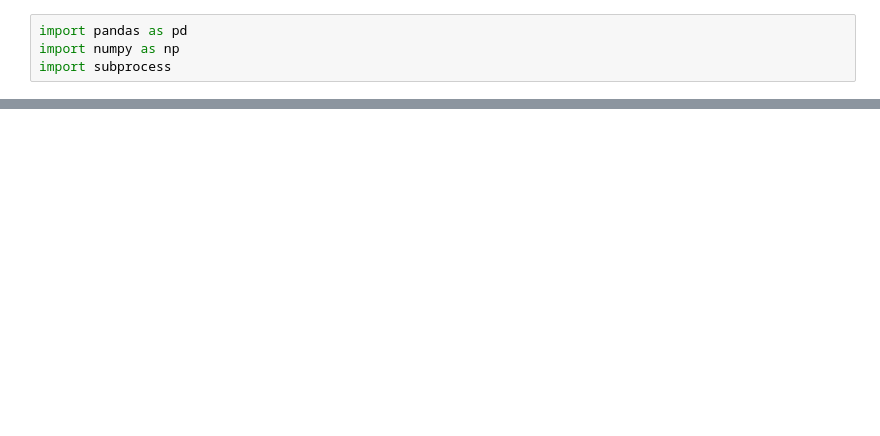
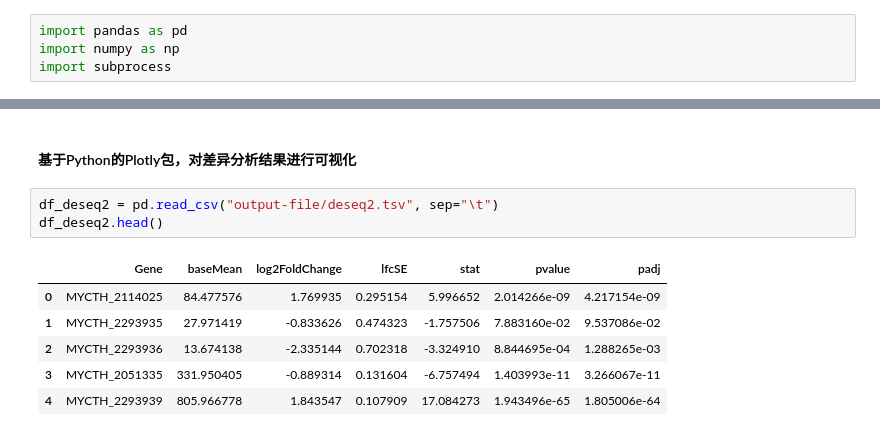
Before and after one commit to dongchen1998/code, a Jupyter notebook: mtd/code/analysis-module/differential-analysis/Differential.ipynb, the cells around one changed output, grey strips where cells are left out. Cells and saved outputs as stored; diff of their text form; blank space fills up the shorter version.

```diff
--- a/mtd/code/analysis-module/differential-analysis/Differential.ipynb
+++ b/mtd/code/analysis-module/differential-analysis/Differential.ipynb
@@ -29,3 +54,15 @@ output_pca = run_pca("input-file/expression_matrix.csv", "input-file/samples_inf
+# %% [markdown]
+#### 基于Python的Plotly包，对差异分析结果进行可视化
+# %%
+df_deseq2 = pd.read_csv("output-file/deseq2.tsv", sep="\t")
+df_deseq2.head()
+# %% [output]
+|  | Gene | baseMean | log2FoldChange | lfcSE | stat | pvalue | padj |
+| 0 | MYCTH_2114025 | 84.477576 | 1.769935 | 0.295154 | 5.996652 | 2.014266e-09 | 4.217154e-09 |
+| 1 | MYCTH_2293935 | 27.971419 | -0.833626 | 0.474323 | -1.757506 | 7.883160e-02 | 9.537086e-02 |
+| 2 | MYCTH_2293936 | 13.674138 | -2.335144 | 0.702318 | -3.324910 | 8.844695e-04 | 1.288265e-03 |
+| 3 | MYCTH_2051335 | 331.950405 | -0.889314 | 0.131604 | -6.757494 | 1.403993e-11 | 3.266067e-11 |
+| 4 | MYCTH_2293939 | 805.966778 | 1.843547 | 0.107909 | 17.084273 | 1.943496e-65 | 1.805006e-64 |
 # %%
 import plotly.graph_objects as go
 
```
Also changed, not shown: parts of 5 cells of this notebook, 9 other files.
